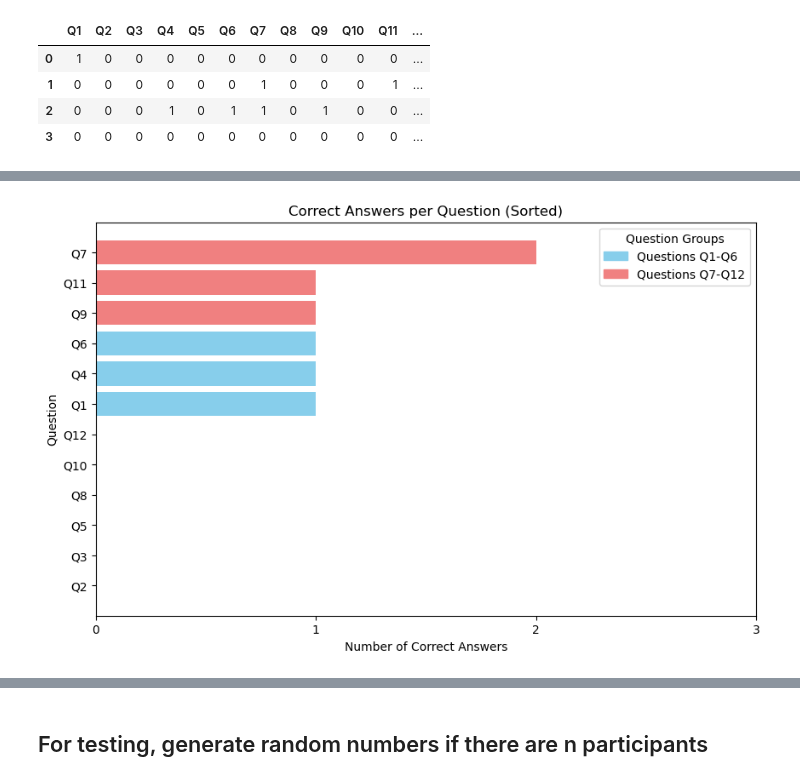
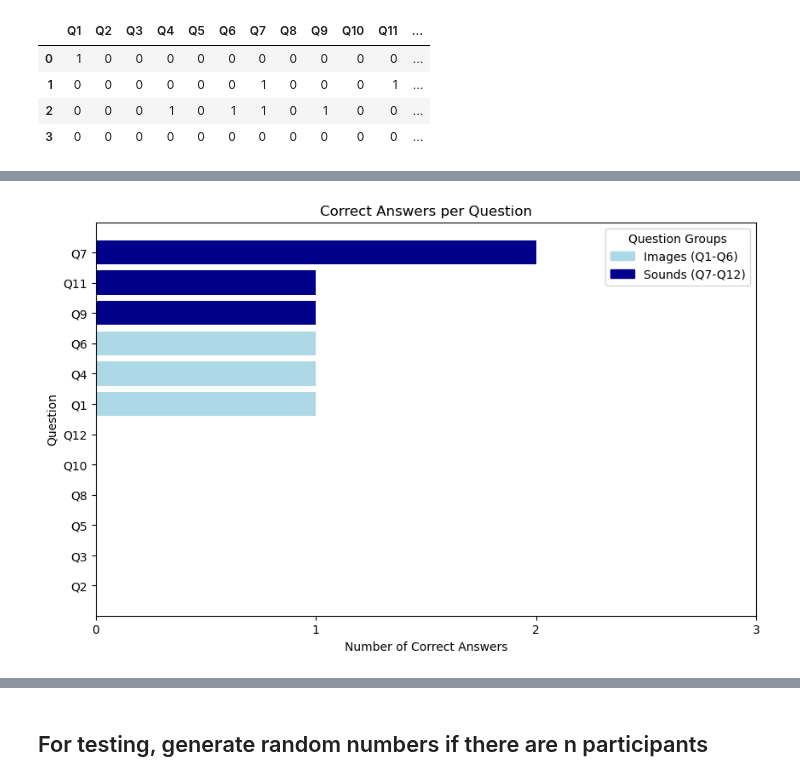
Before and after one commit to emmenru/Music-AI-workshop, a Jupyter notebook: chi-square-tester.ipynb, the cells around one changed output, grey strips where cells are left out. Drawn from its saved outputs; the diff is of its cells as text; code cells hidden in the pictures.

```diff
--- a/chi-square-tester.ipynb
+++ b/chi-square-tester.ipynb
@@ -272,12 +217,9 @@ Q7-Q12: Ljud
 12. Åhlens
 # %%
 # Define the correct answers
-correct_answers = [
-    'Åhlens', 'Stadium', 'Kappahl', 'Cubus', 'Naturkompaniet',
-    'XS Leker', 'Stadium', 'XS Leker', 'Kappahl', 'Cubus',
-    'Naturkompaniet', 'Åhlens'
+correct_answers = ['Åhlens', 'Stadium', 'Kappahl', 'Cubus', 'Naturkompaniet', 'XS Leker',
+                   'Stadium', 'XS Leker', 'Kappahl', 'Cubus', 'Naturkompaniet', 'Åhlens'
 ]
-
 # Create a copy of the DataFrame to hold correct/incorrect responses
 df_correct = df.copy()
 df_correct
@@ -308,6 +245,5 @@ print(df_correct)
 # %%
-question_columns = ['Q1', 'Q2', 'Q3', 'Q4', 'Q5', 'Q6', 'Q7', 'Q8', 'Q9', 'Q10', 'Q11', 'Q12']
-question_df = df_correct[question_columns]
+question_df = df_correct[['Q' + str(i) for i in range(1, 13)]]
 question_df
 # %% [output]
 |  | Q1 | Q2 | Q3 | Q4 | Q5 | Q6 | Q7 | Q8 | Q9 | Q10 | Q11 | ... |
@@ -349,35 +319,24 @@ dtype: int64
 # %%
-# Convert the Series to a DataFrame
-correct_answers_df = total_correct_per_question.reset_index()
-correct_answers_df.columns = ['Questions', 'CorrectAnswers']
+def plot_correct_answers(total_correct_per_question):
+  # Convert Series to DataFrame and rename columns
+  correct_answers_df = total_correct_per_question.reset_index()
+  correct_answers_df.columns = ['Questions', 'CorrectAnswers']
+  correct_answers_df = correct_answers_df.sort_values(by='CorrectAnswers', ascending=True)
+  # Define colors based on question groups (images vs sounds)
+  colors = ['lightblue' if q in ['Q1', 'Q2', 'Q3', 'Q4', 'Q5', 'Q6'] else 'darkblue' for q in correct_answers_df['Questions']]
+  plt.figure(figsize=(10, 6))
+  plt.barh(correct_answers_df['Questions'], correct_answers_df['CorrectAnswers'], color=colors)
+  plt.title('Correct Answers per Question')
+  plt.xlabel('Number of Correct Answers')
+  plt.ylabel('Question')
+  plt.xticks(range(0, correct_answers_df['CorrectAnswers'].max() + 2))  # Integers
+  legend_handles = [
+      patches.Patch(color='lightblue', label='Images (Q1-Q6)'),
+      patches.Patch(color='darkblue', label='Sounds (Q7-Q12)')
+  ]
+  plt.legend(handles=legend_handles, title='Question Groups', loc='upper right')
+  plt.show()
 
-# Sort the DataFrame by 'CorrectAnswers' in ascending order
-correct_answers_df = correct_answers_df.sort_values(by='CorrectAnswers', ascending=True)
-
-# Define colors for different question groups
-colors = ['skyblue' if q in ['Q1', 'Q2', 'Q3', 'Q4', 'Q5', 'Q6'] else 'lightcoral' for q in correct_answers_df['Questions']]
-
-# Create the bar plot
-plt.figure(figsize=(10, 6))
-plt.barh(correct_answers_df['Questions'], correct_answers_df['CorrectAnswers'], color=colors)
-
-# Set title and labels
-plt.title('Correct Answers per Question (Sorted)')
-plt.xlabel('Number of Correct Answers')
-plt.ylabel('Question')
-
-# Set x-axis ticks to be integers
-plt.xticks(range(0, correct_answers_df['CorrectAnswers'].max() + 2))  # Adjust range for ticks
-
-# Create legend handles
-legend_handles = [
-    Patch(color='skyblue', label='Questions Q1-Q6'),
-    Patch(color='lightcoral', label='Questions Q7-Q12')
-]
-
-# Add legend to the plot
-plt.legend(handles=legend_handles, title='Question Groups', loc='upper right')
-
-plt.show()
+plot_correct_answers(total_correct_per_question)
 # %% [output]
-[figure, old version]
+[figure, new version]
```
Also changed, not shown: parts of 38 cells of this notebook.
